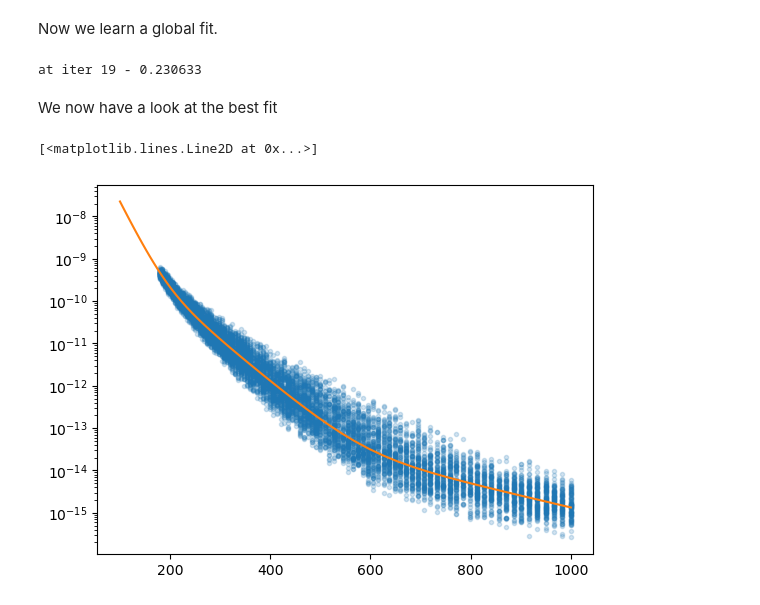
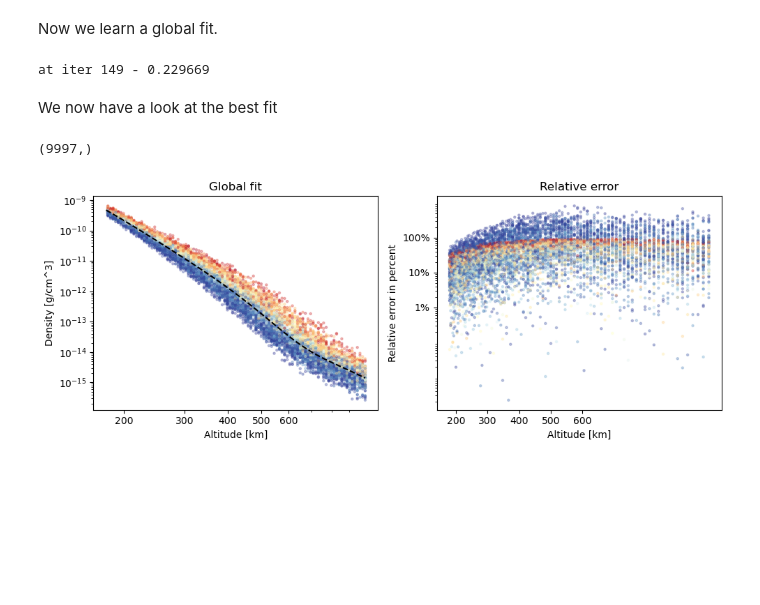
Before and after one commit to esa/thermonets, a Jupyter notebook: notebooks/make_global_fit.ipynb, the cells around one changed output. Cells and saved outputs as stored; diff of their text form; code cells hidden in the pictures; blank space fills up the shorter version.

```diff
--- a/notebooks/make_global_fit.ipynb
+++ b/notebooks/make_global_fit.ipynb
@@ -73,24 +70,52 @@ plt.tight_layout()
 # %% [markdown]
 Now we learn a global fit.
 # %%
-udp = tn.global_fit_udp(db[::100, 7], db[::100,13], n=4)
+n=4 # number of exp terms
+udp = tn.global_fit_udp(db[::100, 7], db[::100,13], n=n)
 prob = pg.problem(udp)
-uda = pg.sade(10, memory=True, )
+uda = pg.sade(50, memory=True)
 algo = pg.algorithm(uda)
 pop  =pg.population(prob, 30)
 # %%
-for i in range(20):
+for i in range(150):
     pop = algo.evolve(pop)
     print(f"at iter {i} - {pop.champion_f[0]:.6f}", end = "\r")
 best_fit_x = pop.champion_x
 # %% [output]
-at iter 19 - 0.230633
+at iter 149 - 0.229669
 # %% [markdown]
 We now have a look at the best fit
-# %%
-alts = np.logspace(2,3)
-plt.semilogy(db[::100,7], db[::100,13], '.', alpha=0.2)
-plt.semilogy(alts, tn.rho_approximation(alts, best_fit_x))
-# %% [output]
-[<matplotlib.lines.Line2D at 0x...>]
-[figure, removed]
+# %%
+(db[::100, 12] / np.max(db[::100, 12])).shape
+# %% [output]
+(9997,)
+# %%
+alts = np.logspace(2.25,3)
+predicted = tn.rho_approximation(db[::100,7], best_fit_x)
+fig, ax = plt.subplots(1,2, figsize = (10,4))
+cm = plt.colormaps['RdYlBu']
+
+
+#
+sc = ax[0].scatter(db[::100,7], db[::100,-1], alpha=0.3, c=1-db[::100,10]/np.max(db[::100,10]), s=5, cmap=cm)
+ax[0].loglog(alts, tn.rho_approximation(alts, best_fit_x), 'k--')
+ax[0].set_xticks([200, 300, 400,500, 600], ["200", "300", "400", "500", "600"])
+ax[0].set_title("Global fit")
+ax[0].set_xlabel("Altitude [km]")
+ax[0].set_ylabel("Density [g/cm^3]")
+
+
+#
+rel_err = np.abs(predicted - db[::100,-1]) / np.linalg.norm(db[::100,-1:], axis=1) * 100
+ax[1].scatter(db[::100,7], rel_err, alpha=0.3, c=1-db[::100,10]/np.max(db[::100,10]), s=5, cmap=cm)
+ax[1].set_yscale('log')
+ax[1].set_yticks([1, 10, 100], ["1%", "10%", "100%"])
+ax[1].set_xticks([200, 300, 400,500, 600], ["200", "300", "400", "500", "600"])
+ax[1].set_title("Relative error")
+ax[1].set_xlabel("Altitude [km]")
+ax[1].set_ylabel("Relative error in percent")
+
+plt.tight_layout()
+plt.savefig("global_fit", dpi=600)
+# %% [output]
+[figure, added]
```
Also changed, not shown: parts of 2 cells of this notebook, 2 other files.
